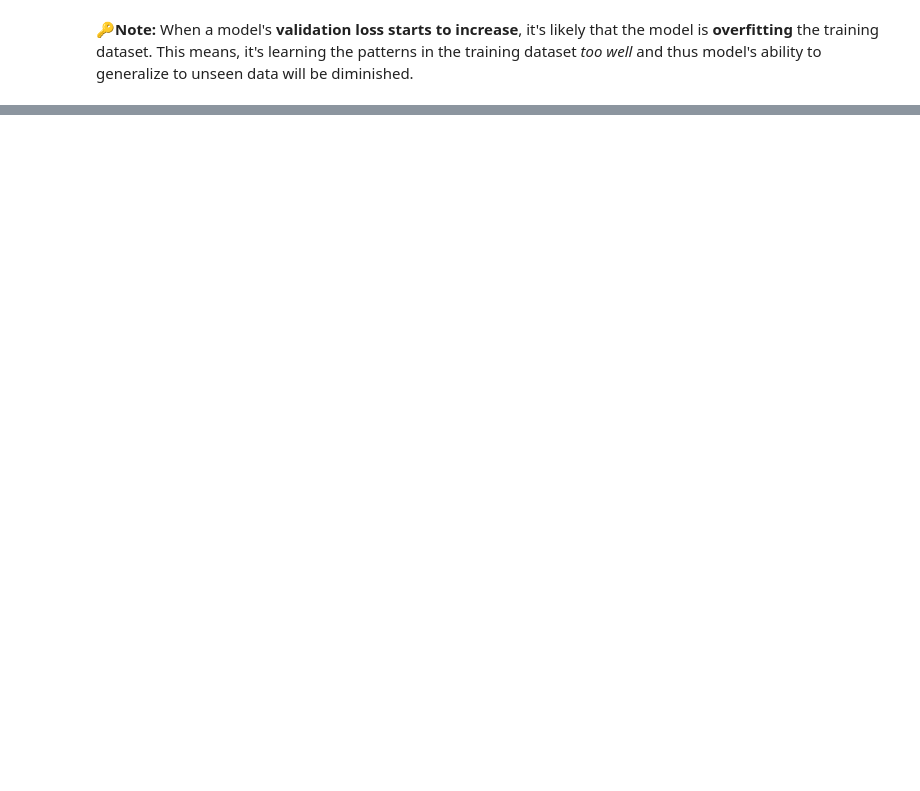
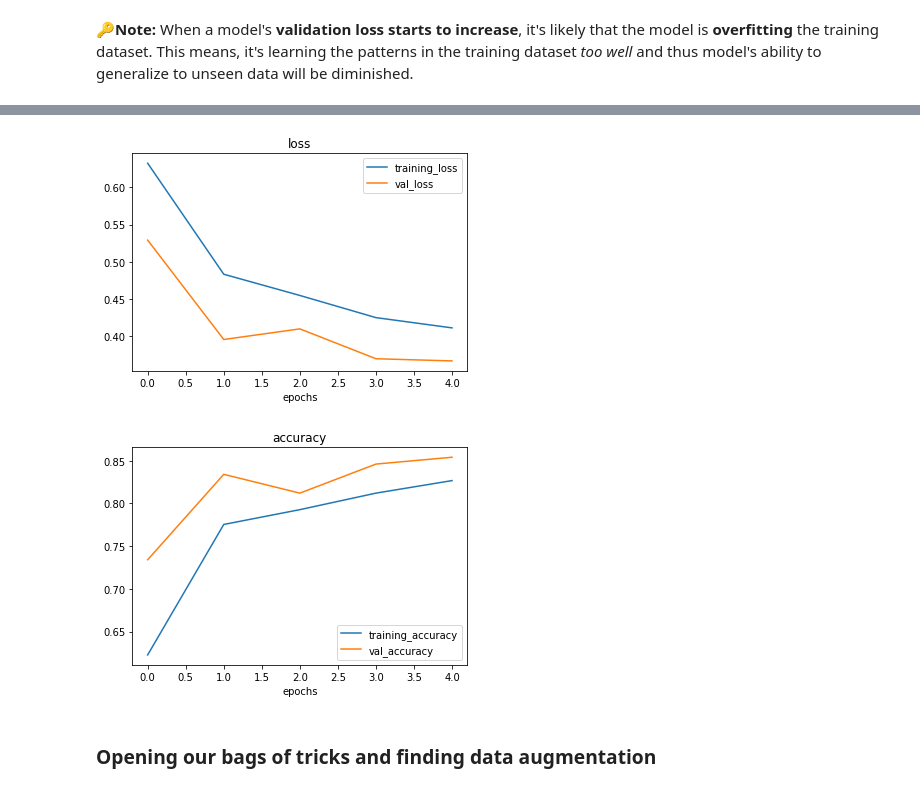
Before and after one commit to PiyushSharma1999/tensorflow_course, a Jupyter notebook: 03_introduction_to_computer_vision_with_tensorflow.ipynb, the cells around one changed output, grey strips where cells are left out. Cells and saved outputs as stored; diff of their text form; code cells hidden in the pictures; blank space fills up the shorter version.

```diff
--- a/03_introduction_to_computer_vision_with_tensorflow.ipynb
+++ b/03_introduction_to_computer_vision_with_tensorflow.ipynb
@@ -672,0 +696,23 @@ plot_loss_curves(history_4)
+# %%
+# Create the model (this is going to be our new baseline)
+model_5 = Sequential([
+    Conv2D(10, 3, activation="relu", input_shape=(224, 224, 3)),
+    MaxPool2D(pool_size=2),
+    Conv2D(10, 3, activation="relu"),
+    MaxPool2D(),
+    Conv2D(10, 3 ,activation="relu"),
+    MaxPool2D(),
+    Flatten(),
+    Dense(1, activation="sigmoid")
+])
+# %%
+# Compile the model
+model_5.compile(loss="binary_crossentropy",
+                optimizer=Adam(),
+                metrics=["accuracy"])
+# %%
+history_5 = model_5.fit(train_data,
+                        epochs=5,
+                        steps_per_epoch=len(train_data),
+                        validation_data=test_data,
+                        validation_steps=len(valid_data))
@@ -672,0 +773,8 @@ plot_loss_curves(history_4)
+# %%
+# PLot loss curver
+plot_loss_curves(history_5)
+# %% [output]
+[figure, added]
+[figure, added]
+# %% [markdown]
+### Opening our bags of tricks and finding data augmentation
```
Also changed, not shown: parts of 25 cells of this notebook.
